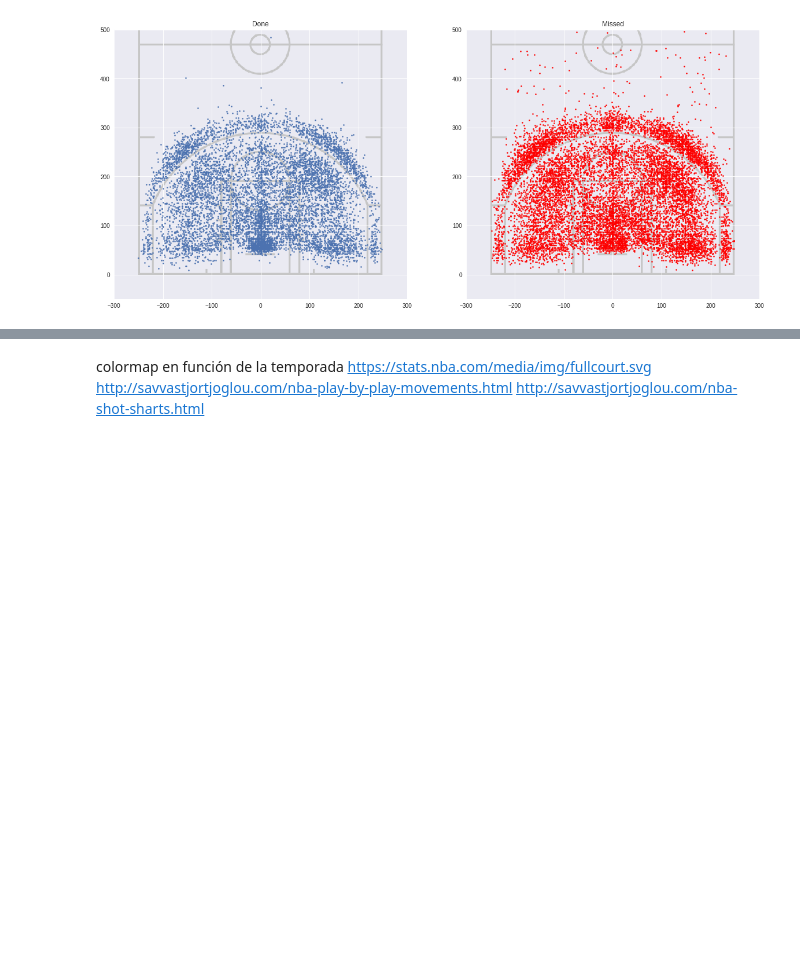
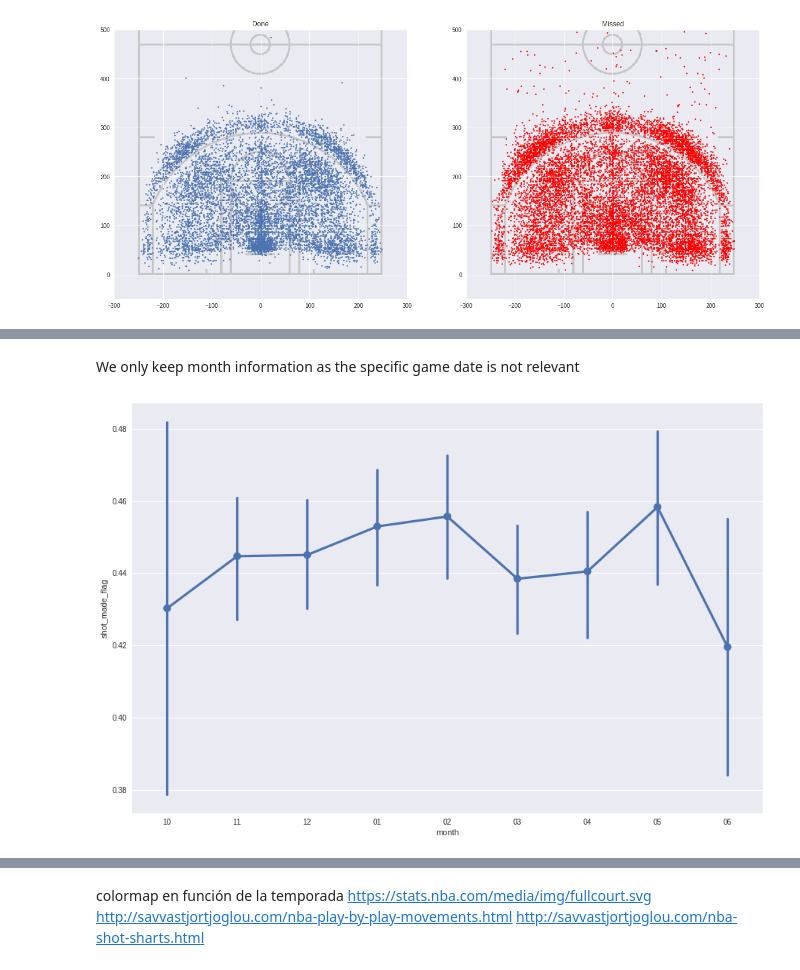
Before and after one commit to fedebarabas/fedebarabas.github.io, a Jupyter notebook: _posts/projects/2018-04-08-Kobe.ipynb, the cells around one changed output, grey strips where cells are left out. Cells and saved outputs as stored; diff of their text form; code cells hidden in the pictures; blank space fills up the shorter version.

```diff
--- a/_posts/projects/2018-04-08-Kobe.ipynb
+++ b/_posts/projects/2018-04-08-Kobe.ipynb
@@ -79,0 +133,15 @@ data.drop(drop_columns, axis=1, inplace=True)
+# %%
+data.drop('combined_shot_type', axis=1, inplace=True)
+# %% [markdown]
+We only keep month information as the specific game date is not relevant
+# %%
+data['month'] = data['game_date'].str[5:7]
+data.drop('game_date', axis=1, inplace=True)
+
+initialSeason = data.season.str[:4].astype(int).min()
+data.season = data.season.str[:4].astype(int) - initialSeason
+
+sns.pointplot(x='month', y='shot_made_flag', data=data, order=['10', '11', '12', '01', '02', '03', '04', '05', '06'])
+plt.show()
+# %% [output]
+[figure, added]
```
Also changed, not shown: parts of 58 cells of this notebook, 2 other files.
